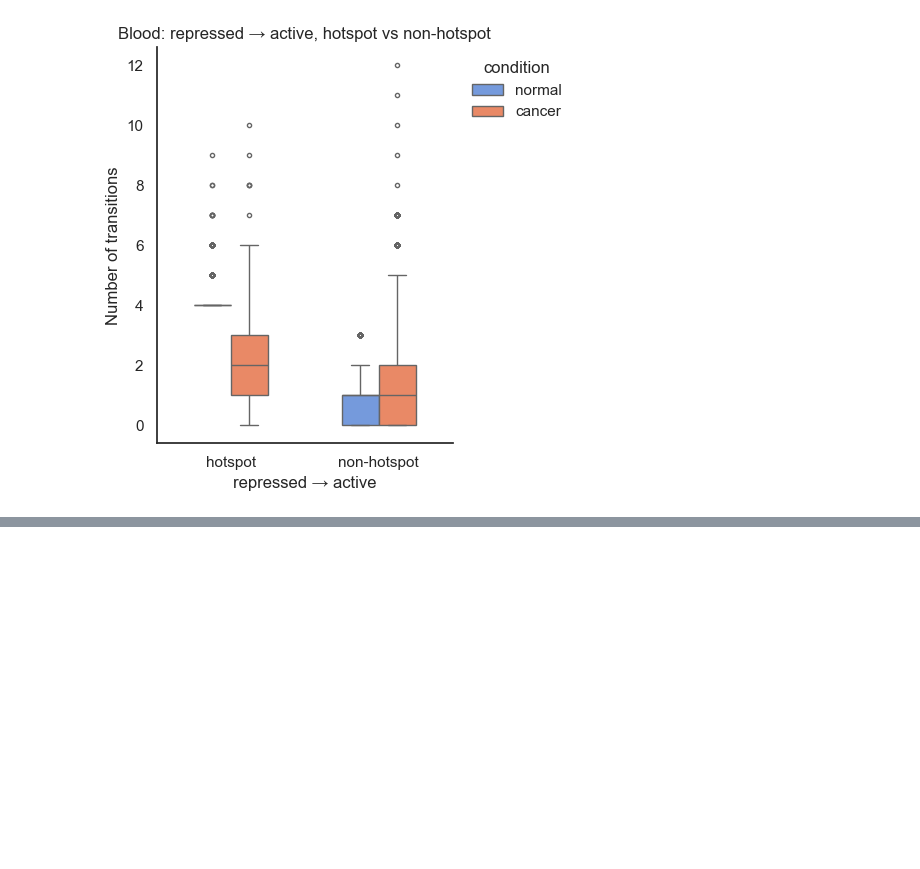
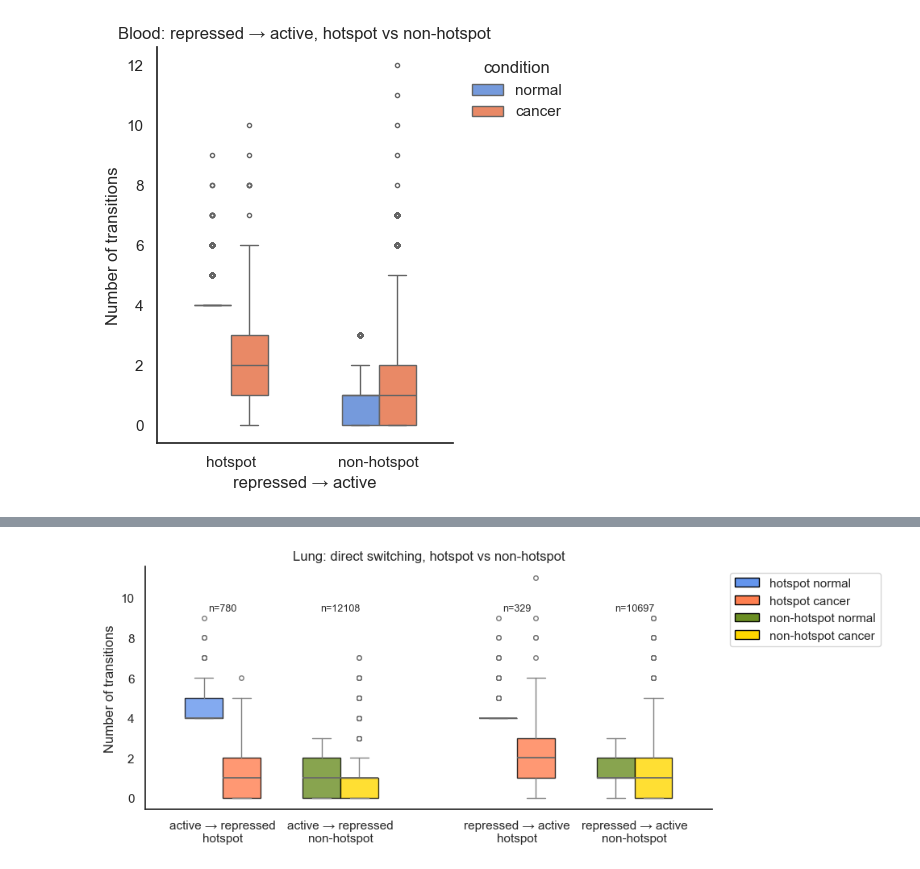
Before and after one commit to caocao0525/HERV, a Jupyter notebook: herv_util_clean.ipynb, the cells around one changed output, grey strips where cells are left out. Drawn from its saved outputs; the diff is of its cells as text; code cells hidden in the pictures; blank space fills up the shorter version.

```diff
--- a/herv_util_clean.ipynb
+++ b/herv_util_clean.ipynb
@@ -1948,0 +2179,8 @@ subset_blood_ra, long_blood_ra, summary_blood_ra = compare_same_switch_hotspot_v
+# %%
+subset_lung, long_lung, count_lung = compare_switches_hotspot_vs_nonhotspot_oneplot(
+    df_merged_lung,
+    hotspot_stage="normal",
+    title="Lung: direct switching, hotspot vs non-hotspot"
+)
+# %% [output]
+[figure, added]
```
Also changed, not shown: parts of 6 cells of this notebook.
